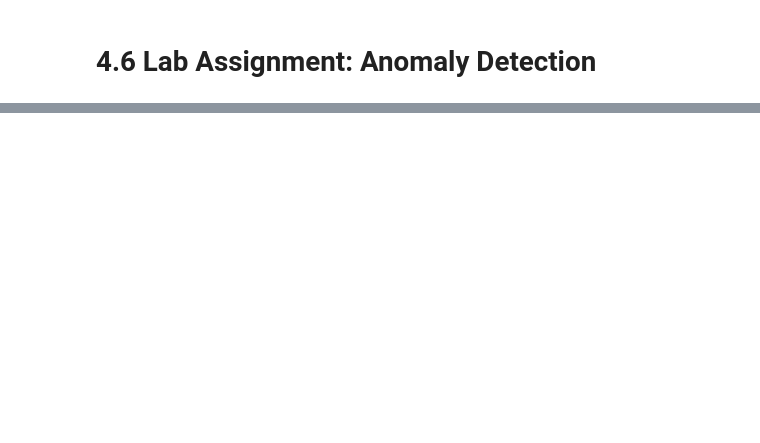
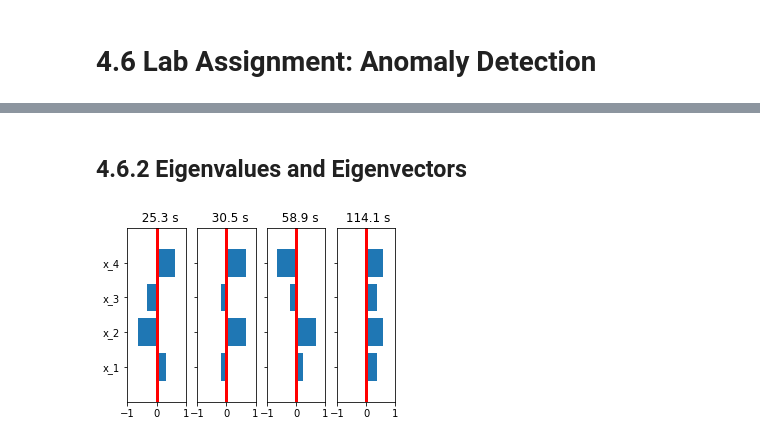
Before and after one commit to jckantor/cbe30338-2021, a Jupyter notebook: docs/04.06-Lab-Assignment-Anomaly-Detection.ipynb, the cells around one changed output, grey strips where cells are left out. Drawn from its saved outputs; the diff is of its cells as text; code cells hidden in the pictures; blank space fills up the shorter version.

```diff
--- a/docs/04.06-Lab-Assignment-Anomaly-Detection.ipynb
+++ b/docs/04.06-Lab-Assignment-Anomaly-Detection.ipynb
@@ -9,0 +77,49 @@ content is available [on Github](https://github.com/jckantor/cbe30338-2021.git).
+# %%
+# parameter estimates.
+alpha = 0.00016       # watts / (units P * percent U1)
+P1 = 200              # P units
+P2 = 100              # P units
+CpH = 4.46            # heat capacity of the heater (J/deg C)
+CpS = 0.819           # heat capacity of the sensor (J/deg C)
+Ua = 0.050            # heat transfer coefficient from heater to environment
+Ub = 0.021            # heat transfer coefficient from heater to sensor
+Uc = 0.0335           # heat transfer coefficient between heaters
+Tamb = 21             # ambient room temperature
+
+# state space model
+A = np.array([[-(Ua + Ub + Uc)/CpH, Ub/CpH, Uc/CpH, 0],
+              [Ub/CpS, -Ub/CpS, 0, 0],
+              [Uc/CpH, 0, -(Ua + Ub + Uc)/CpH, Ub/CpH],
+              [0, 0, Ub/CpS, -Ub/CpS]])
+
+Bu = np.array([[alpha*P1/CpH, 0], [0, 0], [0, alpha*P2/CpH], [0, 0]])
+
+Bd = np.array([[Ua/CpH], [0], [Ua/CpH], [0]])
+
+C = np.array([[0, 1, 0, 0], [0, 0, 0, 1]])
+
+# initial values for states and inputs
+u_initial = np.array([0, 0])
+d_initial = np.array([Tamb])
+x_initial = np.array([Tamb, Tamb, Tamb, Tamb])
+# %% [markdown]
+## 4.6.2 Eigenvalues and Eigenvectors
+# %%
+eigenvalues, eigenvectors = np.linalg.eig(A)
+eigenmodes = [mode for mode in sorted(zip(eigenvalues, eigenvectors.T))]
+n = len(eigenmodes)
+fig, ax = plt.subplots(1, n, figsize=(1.2*n, 0.8*n), sharey=True)
+for k, mode in enumerate(sorted(eigenmodes)):
+    eval, evec = mode
+    evec = evec/max(evec, key=abs)
+    evec = evec/np.linalg.norm(evec)
+    ax[k].barh(range(n), evec)
+    ax[k].set_yticks(range(n))
+    ax[k].set_yticklabels([f"x_{k}" for k in range(1, n+1)])
+    ax[k].set_xlim(-1, 1)
+    ax[k].plot([0, 0], [-1, n], 'r', lw=3)
+    ax[k].set_ylim(-1, n)
+
+    ax[k].set_title(f"{-1/eval: 6.1f} s")
+# %% [output]
+[figure, added]
```
Also changed, not shown: parts of 17 cells of this notebook, 15 other files.
